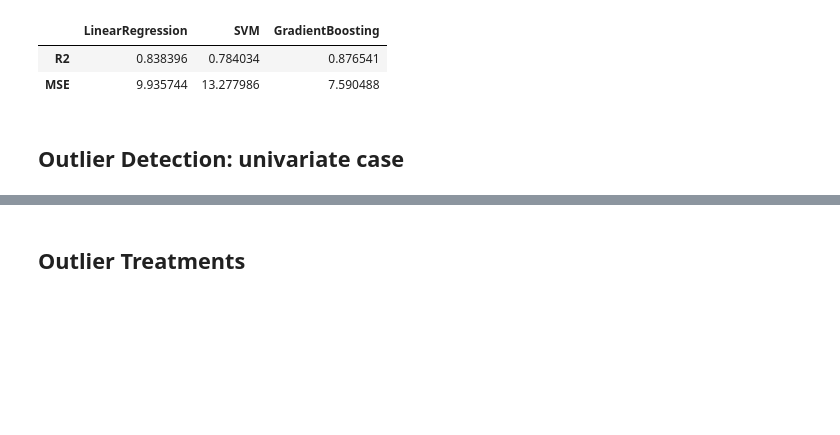
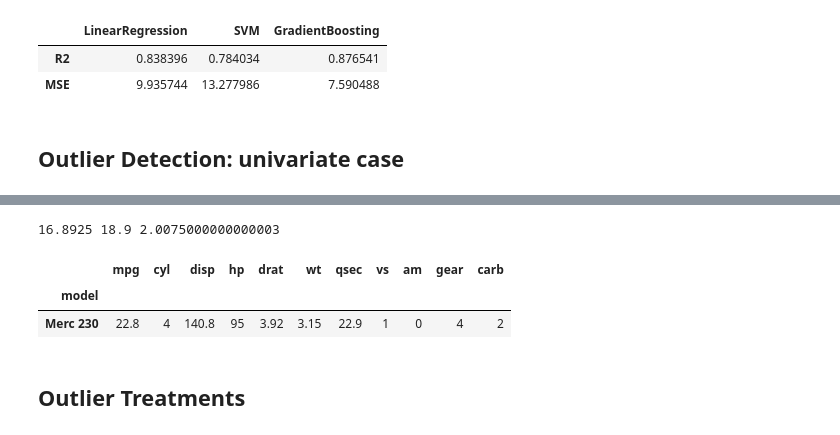
Before and after one commit to RileyLePrell/dsba_6010_U90_MRM, a Jupyter notebook: Lab_1_Outlier_Detection/hw1_outlier_detection_v1.ipynb, the cells around one changed output, grey strips where cells are left out. Drawn from its saved outputs; the diff is of its cells as text; code cells hidden in the pictures; blank space fills up the shorter version.

```diff
--- a/Lab_1_Outlier_Detection/hw1_outlier_detection_v1.ipynb
+++ b/Lab_1_Outlier_Detection/hw1_outlier_detection_v1.ipynb
@@ -216,3 +244,19 @@ df.loc[(df['wt'] < wt_lower_limit) | (df['wt'] > wt_upper_limit)]
+# %%
+# Find the outliers for "qsec"
+qsecQ1 = df['qsec'].quantile(0.25)
+qsecQ3 = df['qsec'].quantile(0.75)
+qsecIQR = qsecQ3 - qsecQ1    #IQR is interquartile range.
+print(qsecQ1, qsecQ3, qsecIQR)
+
+qsec_upper_limit = (qsecQ3 + 1.5 * qsecIQR)
+qsec_lower_limit = (qsecQ1 - 1.5 * qsecIQR)
+# Show the boxplot outliers
+df.loc[(df['qsec'] < qsec_lower_limit) | (df['qsec'] > qsec_upper_limit)]
+# %% [output]
+16.8925 18.9 2.0075000000000003
+|  | mpg | cyl | disp | hp | drat | wt | qsec | vs | am | gear | carb |
+| model |  |  |  |  |  |  |  |  |  |  |  |
+| Merc 230 | 22.8 | 4 | 140.8 | 95 | 3.92 | 3.15 | 22.9 | 1 | 0 | 4 | 2 |
 # %% [markdown]
 ## Outlier Treatments
 # %% [markdown]
```
Also changed, not shown: parts of 19 cells of this notebook.
